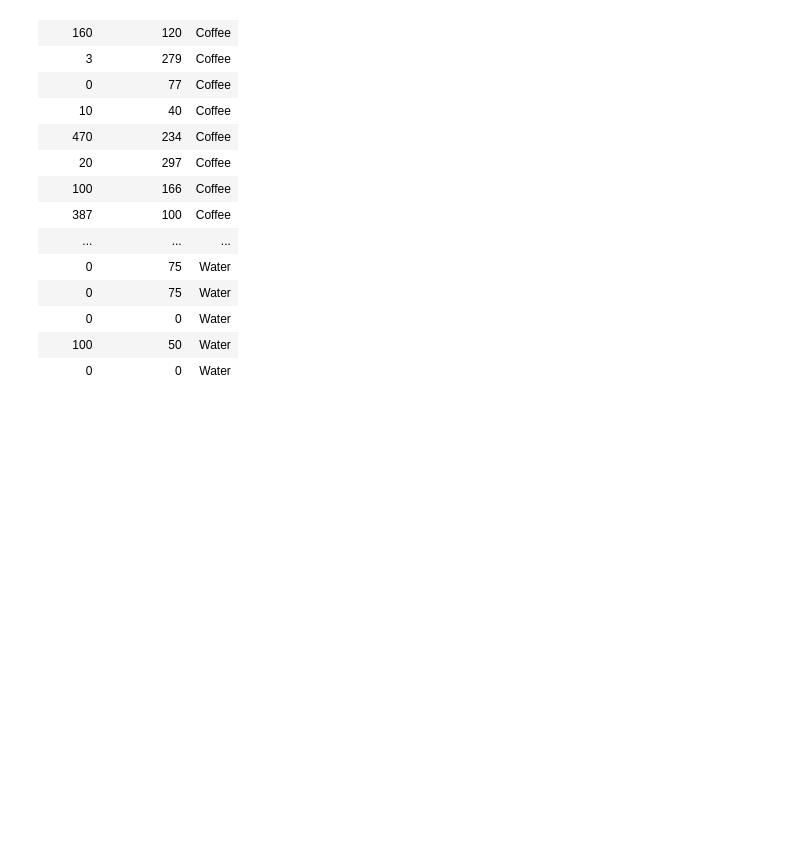
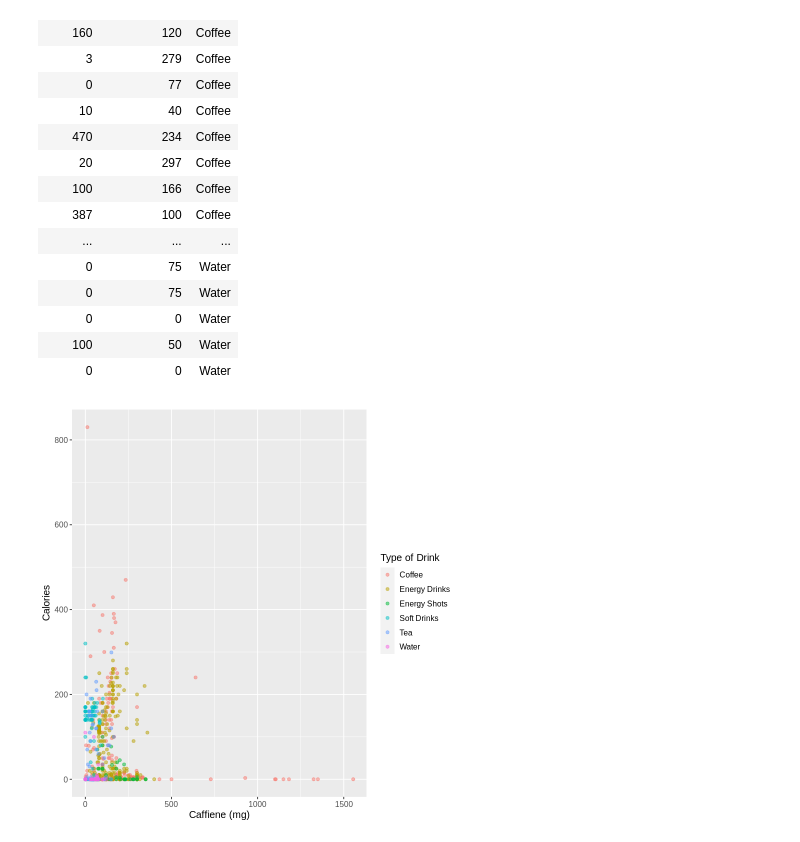
Before and after one commit to sejalvij/dsci-new-project, a Jupyter notebook: New project code.ipynb, the cells around one changed output. Cells and saved outputs as stored; diff of their text form; code cells hidden in the pictures; blank space fills up the shorter version.

Commit message:
Added the plot
- Darwin

```diff
--- a/New project code.ipynb
+++ b/New project code.ipynb
@@ -94,3 +97,15 @@ A tibble: 151 × 3
 | 0 | 0 | Water |
 | 100 | 50 | Water |
 | 0 | 0 | Water |
+# %%
+#creating scatter plot for caffiene and volume
+# options(repr.plot.width=15, repr.plot.height=15)
+caffiene_plot = caffeine %>%
+    ggplot(aes(x = Caffeine..mg., y = Calories, color = type)) +
+    geom_point(alpha = 0.5) +
+    labs(x = "Caffiene (mg)", y="Calories",color = "Type of Drink") +
+    theme(text = element_text(size = 12))
+
+caffiene_plot
+# %% [output]
+[figure, added]
```
Also changed, not shown: parts of 2 cells of this notebook.
